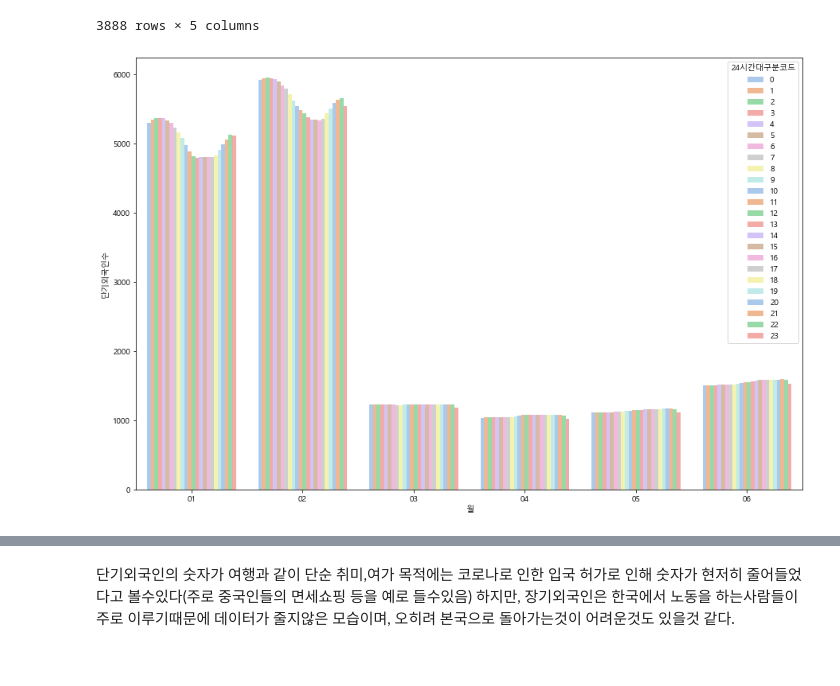
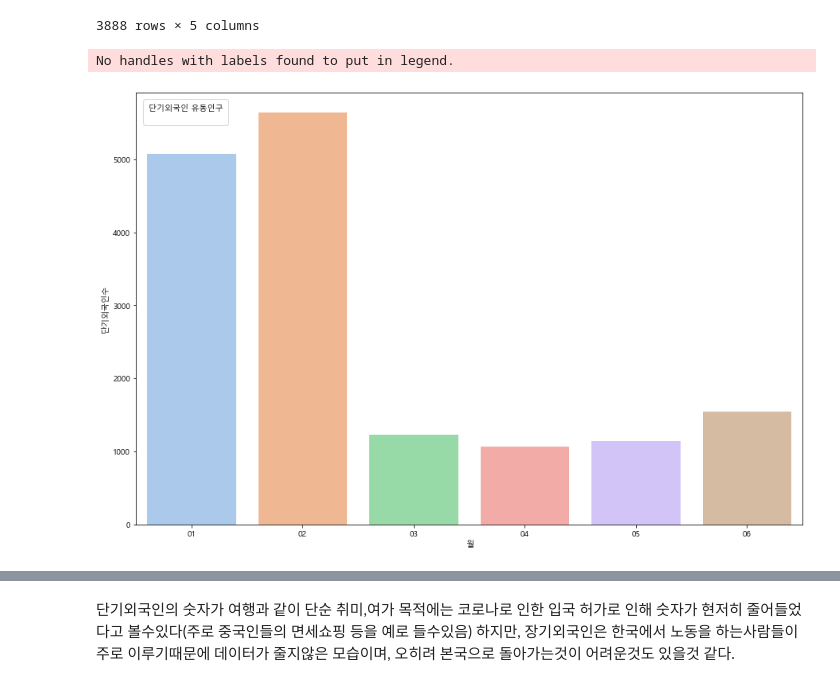
Before and after one commit to KT-bigdata-Dacon/SI, a Jupyter notebook: kt생활인구데이터.ipynb, the cells around one changed output, grey strips where cells are left out. Cells and saved outputs as stored; diff of their text form; code cells hidden in the pictures.

```diff
--- a/kt생활인구데이터.ipynb
+++ b/kt생활인구데이터.ipynb
@@ -133,10 +145,12 @@ forign1
 # %%
 # 단기외국인 숫자는 3월 부터 현저히 줄어들은 것으로 보임
 plt.figure(figsize = (15,10))
-sns.barplot(x = '월',y='단기외국인수',hue='24시간대구분코드',data=forign1, ci=None, palette ='pastel')
+sns.barplot(x = '월',y='단기외국인수',data=forign1, ci=None, palette ='pastel')
+plt.legend(title = '단기외국인 유동인구', loc ='upper left', fontsize = 'xx-large')
 plt.show()
 # %% [output]
+No handles with labels found to put in legend.
-[figure, old version]
+[figure, new version]
 # %%
 # 장기외국인수에 대한 데이터 변화는 유의미하다고 할수 없음
 forign2 = df.groupby(['월','성별구분코드','연령대구분코드','24시간대구분코드'])['장기외국인수'].sum()
```
Also changed, not shown: parts of 2 cells of this notebook.
